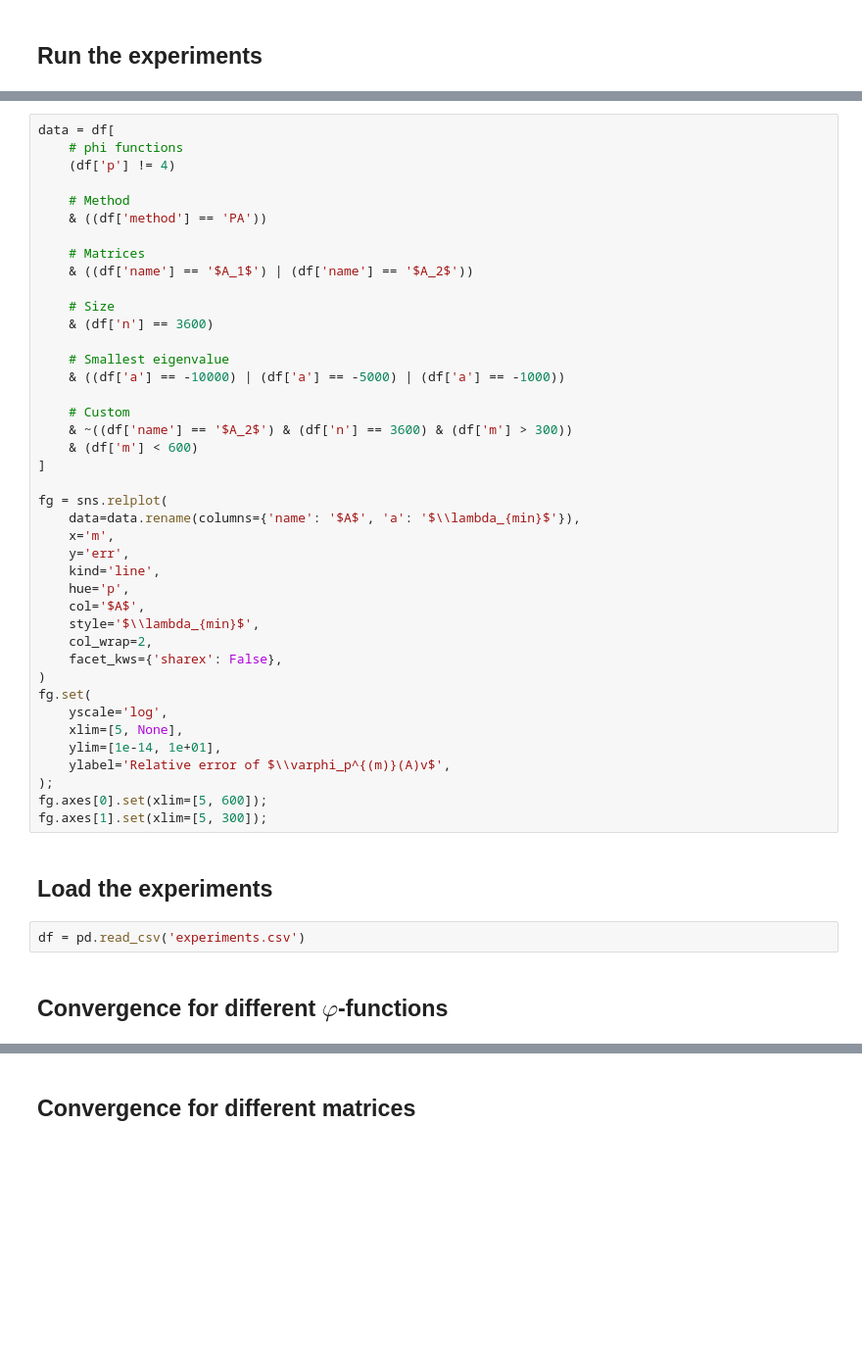
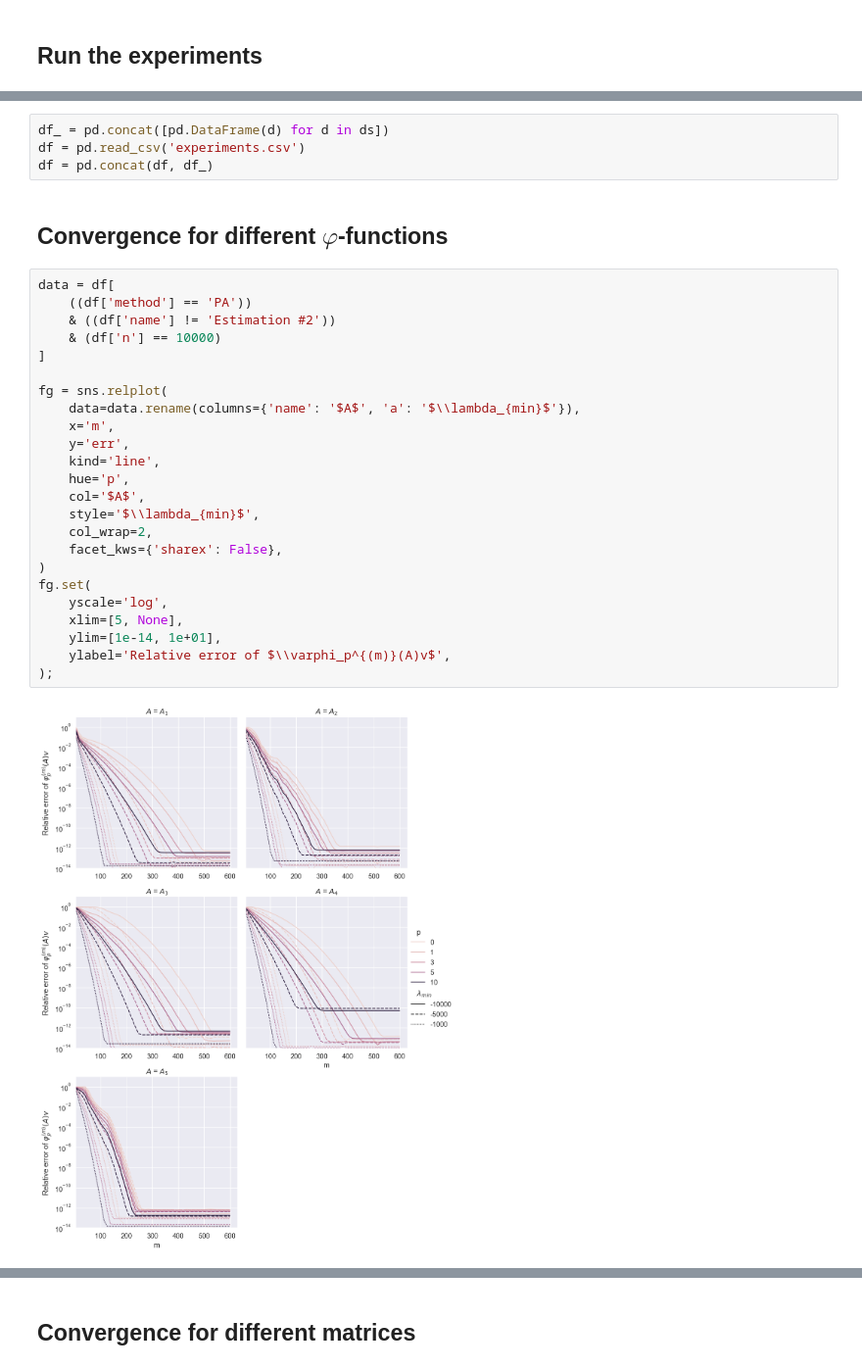
Before and after one commit to sprmsv/KAMF, a Jupyter notebook: experiments.ipynb, the cells around one changed output, grey strips where cells are left out. Shown at 98% size. Saved outputs shown, nothing was run; the diff lists cells and outputs as text; blank space fills up the shorter version.

```diff
--- a/experiments.ipynb
+++ b/experiments.ipynb
@@ -191,50 +196,35 @@ df = pd.concat([pd.DataFrame(d) for d in ds])
-# %%
-data = df[
-    # phi functions
-    (df['p'] != 4)
-
-    # Method
-    & ((df['method'] == 'PA'))
-
-    # Matrices
-    & ((df['name'] == '$A_1$') | (df['name'] == '$A_2$'))
-
-    # Size
-    & (df['n'] == 3600)
-
-    # Smallest eigenvalue
-    & ((df['a'] == -10000) | (df['a'] == -5000) | (df['a'] == -1000))
-
-    # Custom
-    & ~((df['name'] == '$A_2$') & (df['n'] == 3600) & (df['m'] > 300))
-    & (df['m'] < 600)
-]
-
-fg = sns.relplot(
-    data=data.rename(columns={'name': '$A$', 'a': '$\\lambda_{min}$'}),
-    x='m',
-    y='err',
-    kind='line',
-    hue='p',
-    col='$A$',
-    style='$\\lambda_{min}$',
-    col_wrap=2,
-    facet_kws={'sharex': False},
-)
-fg.set(
-    yscale='log',
-    xlim=[5, None],
-    ylim=[1e-14, 1e+01],
-    ylabel='Relative error of $\\varphi_p^{(m)}(A)v$',
-);
-fg.axes[0].set(xlim=[5, 600]);
-fg.axes[1].set(xlim=[5, 300]);
-# %% [markdown]
-## Load the experiments
-# %%
-df = pd.read_csv('experiments.csv')
+# %%
+df_ = pd.concat([pd.DataFrame(d) for d in ds])
+df = pd.read_csv('experiments.csv')
+df = pd.concat(df, df_)
 # %% [markdown]
 ## Convergence for different $\varphi$-functions
+# %%
+data = df[
+    ((df['method'] == 'PA'))
+    & ((df['name'] != 'Estimation #2'))
+    & (df['n'] == 10000)
+]
+
+fg = sns.relplot(
+    data=data.rename(columns={'name': '$A$', 'a': '$\\lambda_{min}$'}),
+    x='m',
+    y='err',
+    kind='line',
+    hue='p',
+    col='$A$',
+    style='$\\lambda_{min}$',
+    col_wrap=2,
+    facet_kws={'sharex': False},
+)
+fg.set(
+    yscale='log',
+    xlim=[5, None],
+    ylim=[1e-14, 1e+01],
+    ylabel='Relative error of $\\varphi_p^{(m)}(A)v$',
+);
+# %% [output]
+[figure, added]
 # %%
 data = df[
     # phi functions
```
Also changed, not shown: parts of 20 cells of this notebook, 4 other files.
